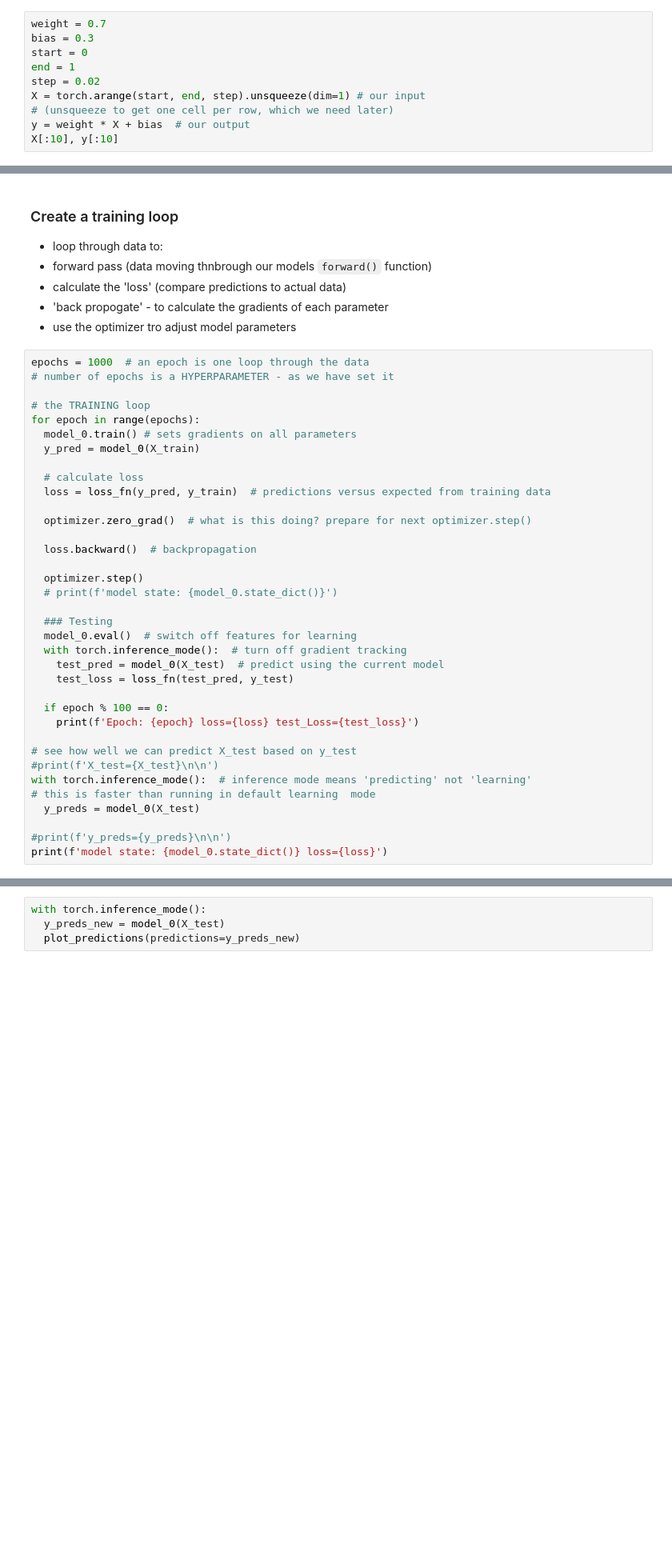
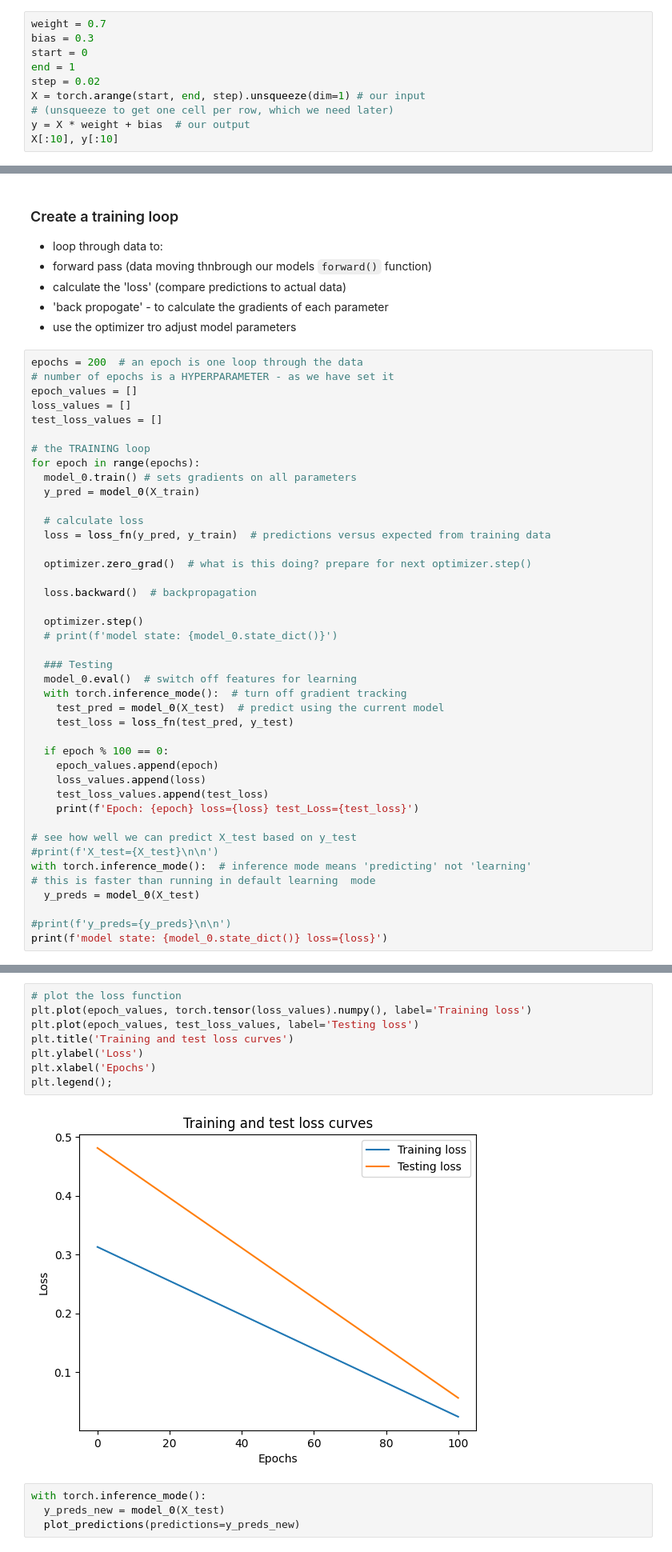
Before and after one commit to dave-howard/PyTorch, a Jupyter notebook: 01_pytorch_workflow.ipynb, the cells around one changed output, grey strips where cells are left out. Shown at 80% size. Drawn from its saved outputs; the diff is of its cells as text; blank space fills up the shorter version.

```diff
--- a/01_pytorch_workflow.ipynb
+++ b/01_pytorch_workflow.ipynb
@@ -39,7 +39,7 @@ end = 1
 step = 0.02
 X = torch.arange(start, end, step).unsqueeze(dim=1) # our input
 # (unsqueeze to get one cell per row, which we need later)
-y = weight * X + bias  # our output
+y = X * weight + bias  # our output
 X[:10], y[:10]
 # %% [output]
 (tensor([[0.0000],
@@ -209,8 +209,11 @@ Parameter Group 0
  - 'back propogate' - to calculate the gradients of each parameter
  - use the optimizer tro adjust model parameters
 # %%
-epochs = 1000  # an epoch is one loop through the data
+epochs = 200  # an epoch is one loop through the data
 # number of epochs is a HYPERPARAMETER - as we have set it
+epoch_values = []
+loss_values = []
+test_loss_values = []
 
 # the TRAINING loop
 for epoch in range(epochs):
@@ -234,6 +237,9 @@ for epoch in range(epochs):
     test_loss = loss_fn(test_pred, y_test)
 
   if epoch % 100 == 0:
+    epoch_values.append(epoch)
+    loss_values.append(loss)
+    test_loss_values.append(test_loss)
     print(f'Epoch: {epoch} loss={loss} test_Loss={test_loss}')
 
 # see how well we can predict X_test based on y_test
@@ -258,4 +256,14 @@ Epoch: 900 loss=0.008932482451200485 test_Loss=0.005023092031478882
 model state: OrderedDict([('weights', tensor([0.6990])), ('bias', tensor([0.3093]))]) loss=0.0025885067880153656
+# %%
+# plot the loss function
+plt.plot(epoch_values, torch.tensor(loss_values).numpy(), label='Training loss')
+plt.plot(epoch_values, test_loss_values, label='Testing loss')
+plt.title('Training and test loss curves')
+plt.ylabel('Loss')
+plt.xlabel('Epochs')
+plt.legend();
+# %% [output]
+[figure, added]
 # %%
 with torch.inference_mode():
   y_preds_new = model_0(X_test)
```
Also changed, not shown: parts of 1 cell of this notebook.
